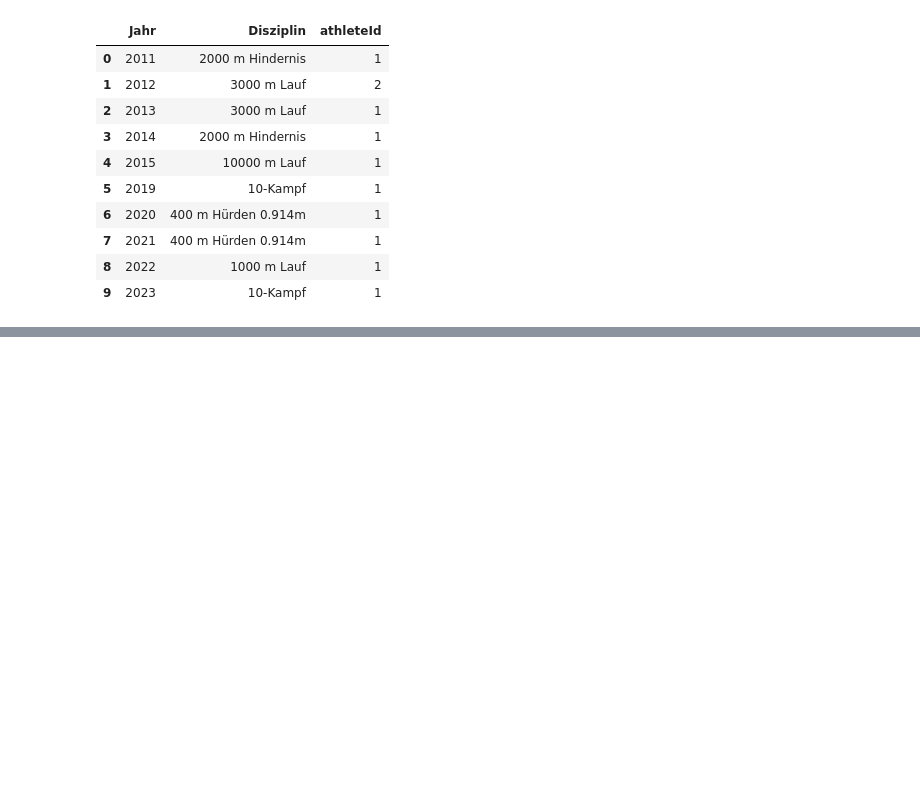
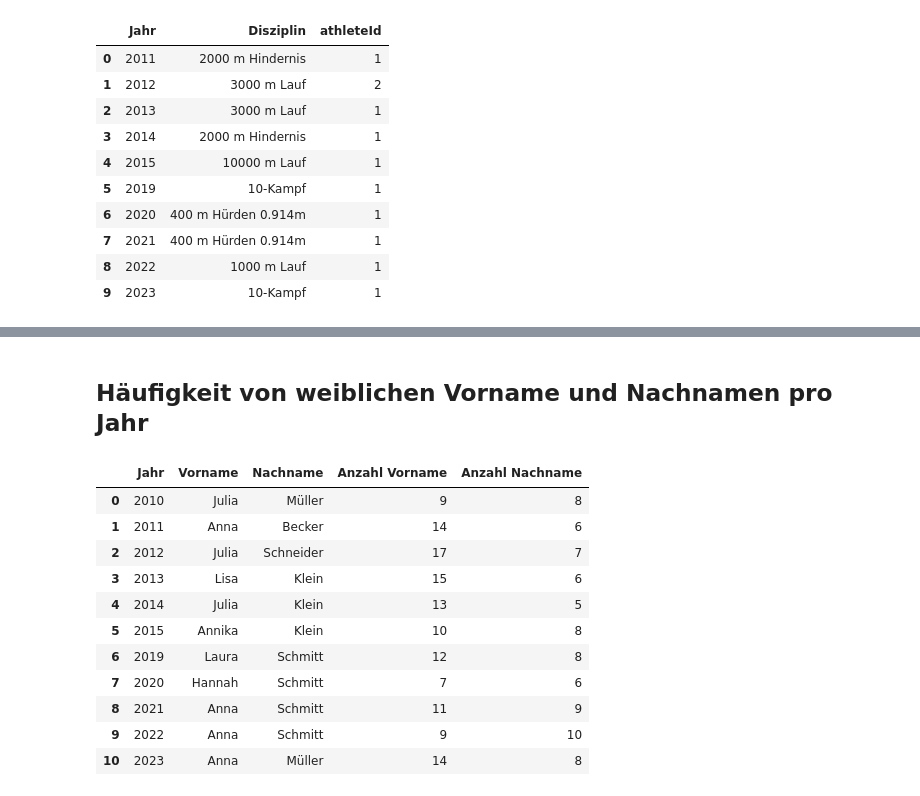
Before and after one commit to nimarion/slb, a Jupyter notebook: compare.ipynb, the cells around one changed output, grey strips where cells are left out. Cells and saved outputs as stored; diff of their text form; code cells hidden in the pictures; blank space fills up the shorter version.

```diff
--- a/compare.ipynb
+++ b/compare.ipynb
@@ -215,0 +219,38 @@ display(most_common_names)
+# %% [markdown]
+## Häufigkeit von weiblichen Vorname und Nachnamen pro Jahr
+# %%
+data['gender'] = data['ageGroup'].str[0].replace('F', 'W')
+data_org = data
+data = data[data['gender'] == 'W']
+data = data.drop_duplicates(subset=['athleteId', 'year'])
+firstnames = data.groupby(['year', 'firstname'])['firstname'].count().reset_index(name='count')
+lastnames = data.groupby(['year', 'lastname'])['lastname'].count().reset_index(name='count')
+firstnames = firstnames.sort_values(by=['year', 'count'], ascending=False)
+lastnames = lastnames.sort_values(by=['year', 'count'], ascending=False)
+firstnames = firstnames.groupby('year').first()
+lastnames = lastnames.groupby('year').first()
+firstnames = firstnames.reset_index()
+lastnames = lastnames.reset_index()
+most_common_names = pd.merge(firstnames, lastnames, on='year')
+most_common_names.rename(columns={'year': 'Jahr', 'firstname': 'Vorname', 'count_x': 'Anzahl Vorname', 'lastname': 'Nachname', 'count_y': 'Anzahl Nachname'}, inplace=True)
+cols = list(most_common_names.columns.values)
+cols.remove('Anzahl Vorname')
+cols.remove('Anzahl Nachname')
+cols.append('Anzahl Vorname')
+cols.append('Anzahl Nachname')
+most_common_names = most_common_names[cols]
+display(most_common_names)
+data = data_org
+# %% [output]
+|  | Jahr | Vorname | Nachname | Anzahl Vorname | Anzahl Nachname |
+| 0 | 2010 | Julia | Müller | 9 | 8 |
+| 1 | 2011 | Anna | Becker | 14 | 6 |
+| 2 | 2012 | Julia | Schneider | 17 | 7 |
+| 3 | 2013 | Lisa | Klein | 15 | 6 |
+| 4 | 2014 | Julia | Klein | 13 | 5 |
+| 5 | 2015 | Annika | Klein | 10 | 8 |
+| 6 | 2019 | Laura | Schmitt | 12 | 8 |
+| 7 | 2020 | Hannah | Schmitt | 7 | 6 |
+| 8 | 2021 | Anna | Schmitt | 11 | 9 |
+| 9 | 2022 | Anna | Schmitt | 9 | 10 |
+| 10 | 2023 | Anna | Müller | 14 | 8 |
```
Also changed, not shown: parts of 9 cells of this notebook, 2 other files.
